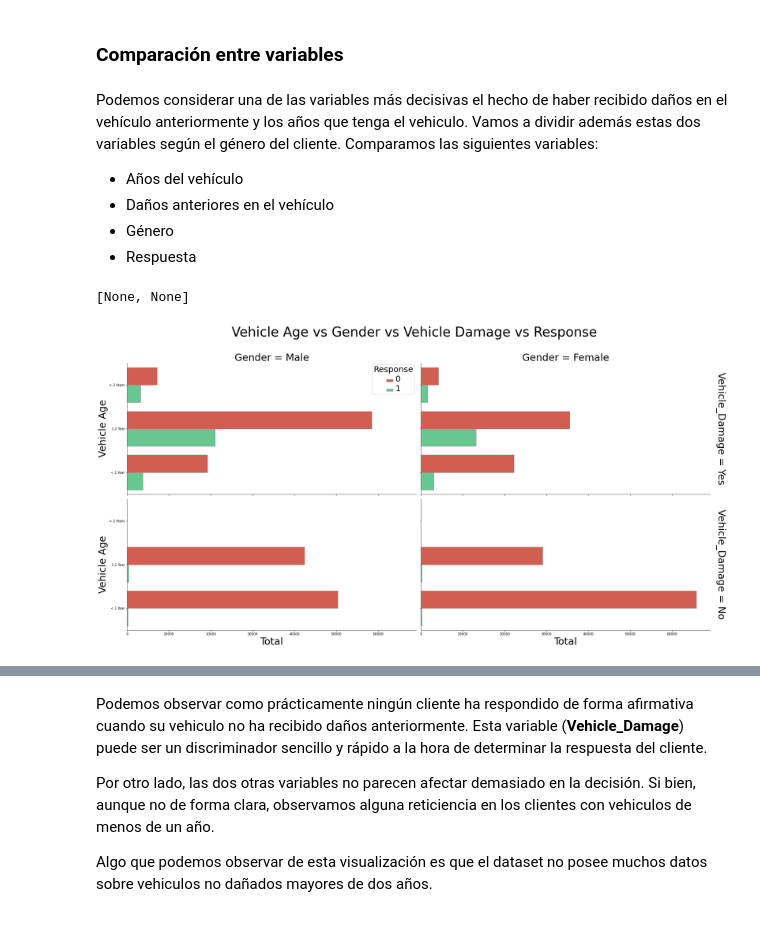
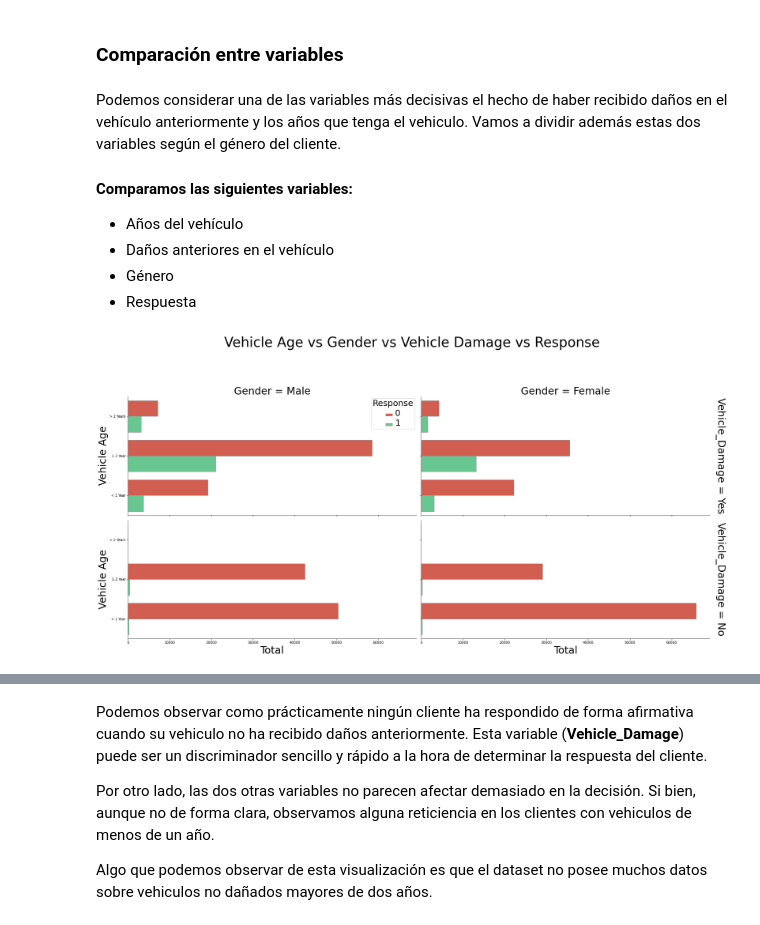
Before and after one commit to GZabalaG/AIMaster, a Jupyter notebook: Datasets_Analysis/car_insurance.ipynb, the cells around one changed output, grey strips where cells are left out. Saved outputs shown, nothing was run; the diff lists cells and outputs as text; code cells hidden in the pictures.

```diff
--- a/Datasets_Analysis/car_insurance.ipynb
+++ b/Datasets_Analysis/car_insurance.ipynb
@@ -261,32 +276,34 @@ plt.close()
 # %% [markdown]
 ### Comparación entre variables
 # %% [markdown]
-Podemos considerar una de las variables más decisivas el hecho de haber recibido daños en el vehículo anteriormente y los años que tenga el vehiculo. Vamos a dividir además estas dos variables según el género del cliente. Comparamos las siguientes variables:
+Podemos considerar una de las variables más decisivas el hecho de haber recibido daños en el vehículo anteriormente y los años que tenga el vehiculo. Vamos a dividir además estas dos variables según el género del cliente.
+#### Comparamos las siguientes variables:
 
 - Años del vehículo
 - Daños anteriores en el vehículo
 - Género
 - Respuesta
 # %%
+# Vehicle age vs Gender vs Vehicle Damage vs Response plot
 g_vage_gender_vdama = sns.catplot(
     data = train,
     y = 'Vehicle_Age', hue = 'Response', col = 'Gender', row = 'Vehicle_Damage',
     kind = 'count', height=6, aspect=13/6,
     legend = True,
     palette = sns.color_palette(['#E74C3C', '#58D68D']),
     edgecolor = '.6',
     margin_titles = True,
-    legend_out = False
-    )
+    legend_out = False)
 
+# Title axis & super title
 g_vage_gender_vdama.set_titles(size = '30')
-
 g_vage_gender_vdama.set_axis_labels("Total", "Vehicle Age", size = '30')
-
 g_vage_gender_vdama.fig.suptitle('Vehicle Age vs Gender vs Vehicle Damage vs Response', size = '40', y = 1.1)
-
 plt.setp(g_vage_gender_vdama._legend.get_texts(), fontsize=25)
 plt.setp(g_vage_gender_vdama._legend.get_title(), fontsize=25)
+
+plt.tight_layout() # Plots fit the fig area
+plt.show()
+plt.close()
 # %% [output]
-[None, None]
-[figure, old version]
+[figure, new version]
```
Also changed, not shown: parts of 53 cells of this notebook, 1 other file.
